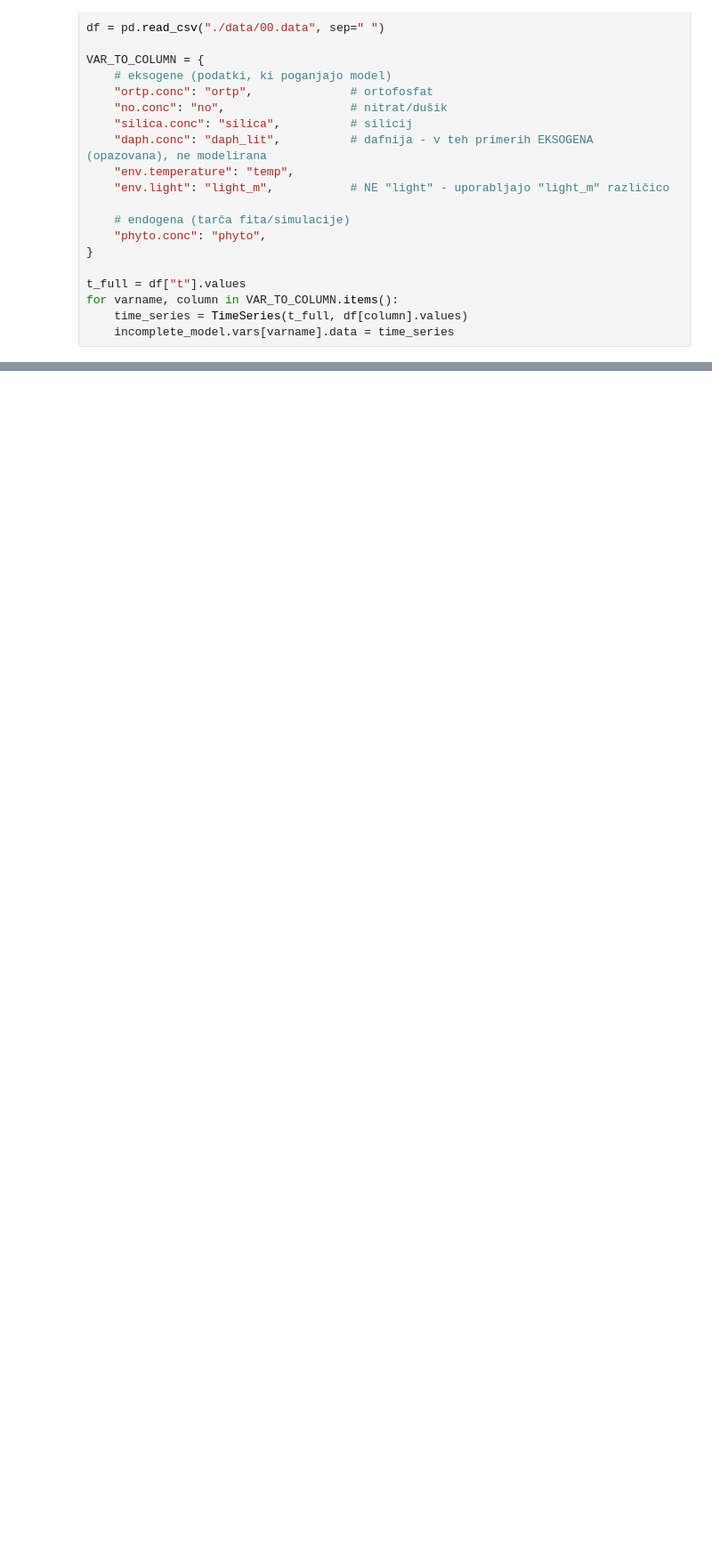
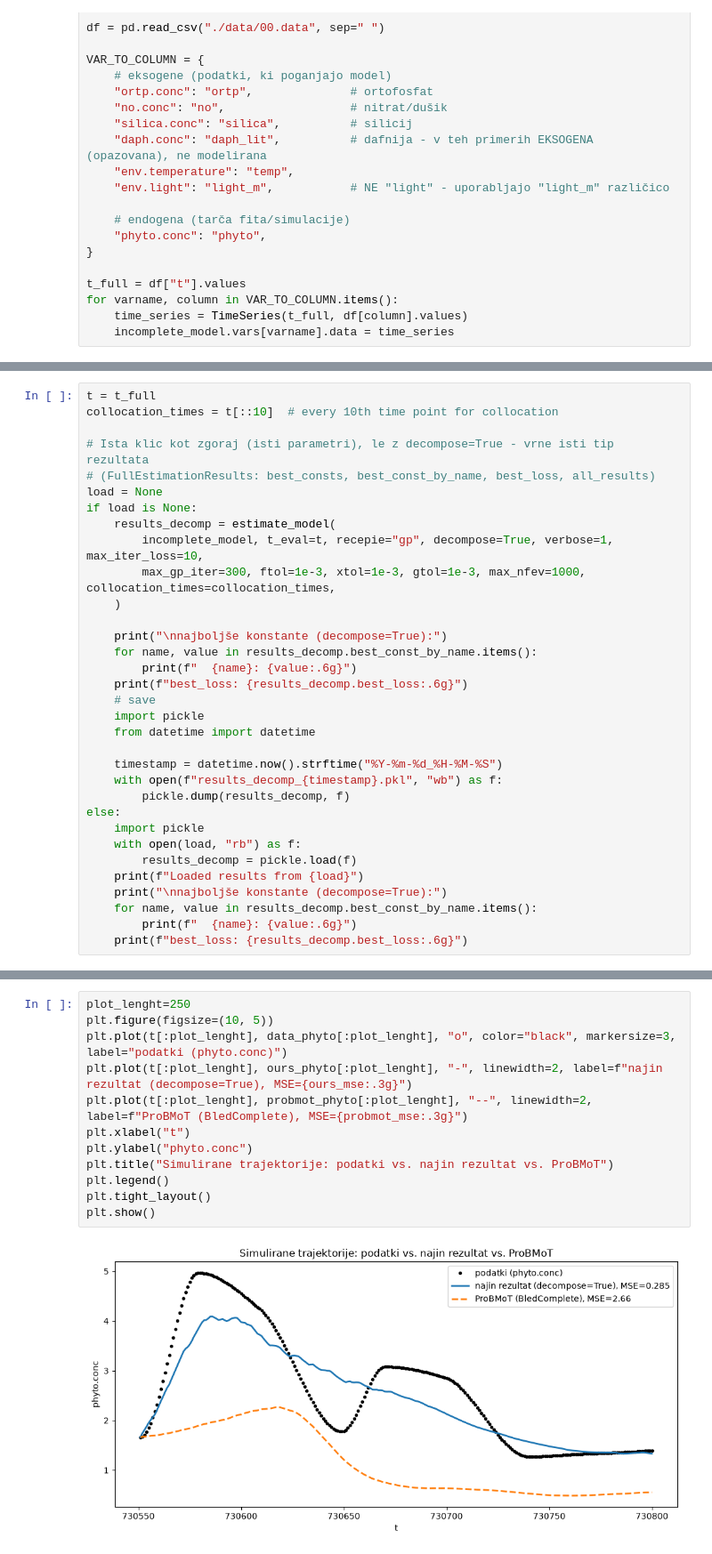
Before and after one commit to urhprimozic/PyBM, a Jupyter notebook: examples/bled/sandboy.ipynb, the cells around one changed output, grey strips where cells are left out. Shown at 89% size. Drawn from its saved outputs; the diff is of its cells as text; blank space fills up the shorter version.

```diff
--- a/examples/bled/sandboy.ipynb
+++ b/examples/bled/sandboy.ipynb
@@ -49,0 +71,33 @@ KeyboardInterrupt:
+# %%
+t = t_full
+collocation_times = t[::10]  # every 10th time point for collocation
+
+# Ista klic kot zgoraj (isti parametri), le z decompose=True - vrne isti tip rezultata
+# (FullEstimationResults: best_consts, best_const_by_name, best_loss, all_results)
+load = None
+if load is None:
+    results_decomp = estimate_model(
+        incomplete_model, t_eval=t, recepie="gp", decompose=True, verbose=1, max_iter_loss=10,
+        max_gp_iter=300, ftol=1e-3, xtol=1e-3, gtol=1e-3, max_nfev=1000, collocation_times=collocation_times,
+    )
+
+    print("\nnajboljše konstante (decompose=True):")
+    for name, value in results_decomp.best_const_by_name.items():
+        print(f"  {name}: {value:.6g}")
+    print(f"best_loss: {results_decomp.best_loss:.6g}")
+    # save
+    import pickle
+    from datetime import datetime
+
+    timestamp = datetime.now().strftime("%Y-%m-%d_%H-%M-%S")
+    with open(f"results_decomp_{timestamp}.pkl", "wb") as f:
+        pickle.dump(results_decomp, f)
+else:
+    import pickle
+    with open(load, "rb") as f:
+        results_decomp = pickle.load(f)
+    print(f"Loaded results from {load}")
+    print("\nnajboljše konstante (decompose=True):")
+    for name, value in results_decomp.best_const_by_name.items():
+        print(f"  {name}: {value:.6g}")
+    print(f"best_loss: {results_decomp.best_loss:.6g}")
@@ -93,0 +213,14 @@ print(f"{'phyto.conc (initial)':<32}{phyto_initial_pred:>16.6g}{TRUE_INITIAL_PHY
+# %%
+plot_lenght=250
+plt.figure(figsize=(10, 5))
+plt.plot(t[:plot_lenght], data_phyto[:plot_lenght], "o", color="black", markersize=3, label="podatki (phyto.conc)")
+plt.plot(t[:plot_lenght], ours_phyto[:plot_lenght], "-", linewidth=2, label=f"najin rezultat (decompose=True), MSE={ours_mse:.3g}")
+plt.plot(t[:plot_lenght], probmot_phyto[:plot_lenght], "--", linewidth=2, label=f"ProBMoT (BledComplete), MSE={probmot_mse:.3g}")
+plt.xlabel("t")
+plt.ylabel("phyto.conc")
+plt.title("Simulirane trajektorije: podatki vs. najin rezultat vs. ProBMoT")
+plt.legend()
+plt.tight_layout()
+plt.show()
+# %% [output]
+[figure, added]
```
Also changed, not shown: parts of 7 cells of this notebook, 11 other files.
